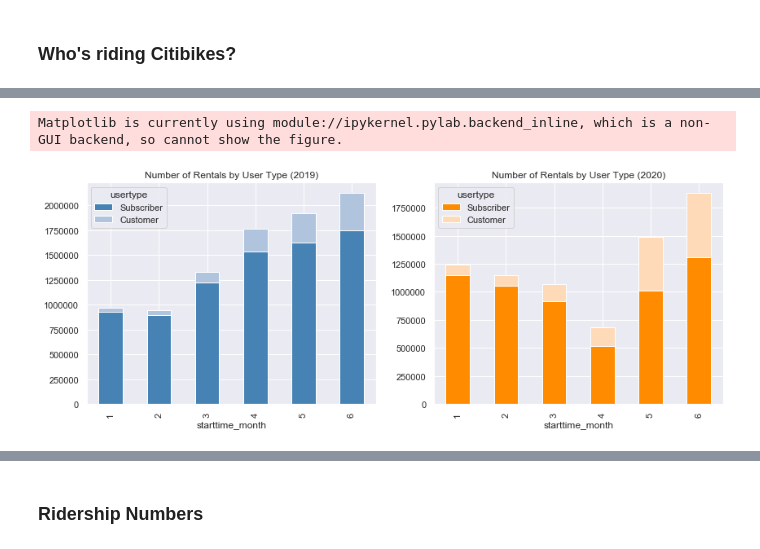
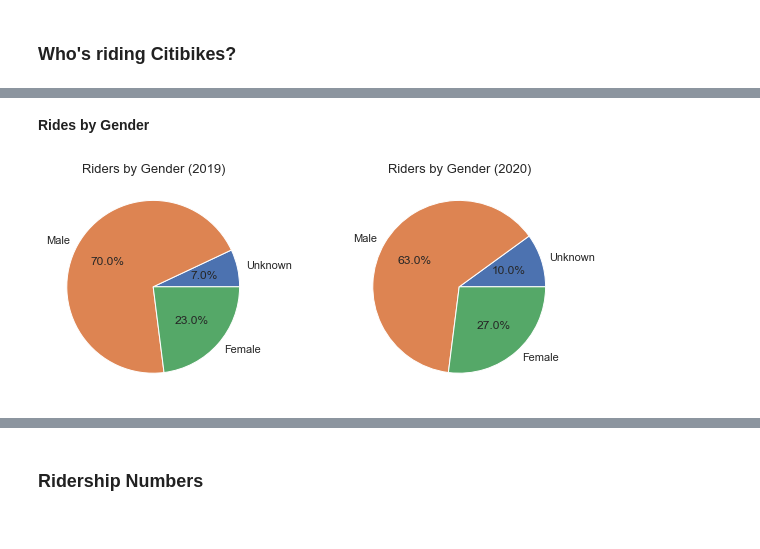
Before and after one commit to graceh3/citibike-analysis, a Jupyter notebook: Citibike - Statistical Analysis Project.ipynb, the cells around one changed output, grey strips where cells are left out. Saved outputs shown, nothing was run; the diff lists cells and outputs as text; code cells hidden in the pictures.

Commit message:
update graphs and add additional analyses

```diff
--- a/Citibike - Statistical Analysis Project.ipynb
+++ b/Citibike - Statistical Analysis Project.ipynb
@@ -327,24 +325,22 @@ df_final[['starttime_year','usertype','bikeid']].groupby(['starttime_year','user
-# %%
-# try to consolidate this into one graph (double stacked bar graph)
-fig, ax =plt.subplots(1,2)
-
-df_pivot=df_final[df_final['starttime_year']==2019][['starttime_year','starttime_month','bikeid', 'usertype']]\
-.groupby(['starttime_year','starttime_month','usertype'])\
-.count()\
-.reset_index()\
-.pivot(index='starttime_month', columns='usertype', values='bikeid')\
-.loc[:,['Subscriber','Customer']]\
-.plot.bar(stacked=True, color=['steelblue', 'lightsteelblue'], figsize=(14,5), ax=ax[0], title='Number of Rentals by User Type (2019)')
-
-df_pivot=df_final[df_final['starttime_year']==2020][['starttime_year','starttime_month','bikeid', 'usertype']]\
-.groupby(['starttime_year','starttime_month','usertype'])\
-.count()\
-.reset_index()\
-.pivot(index='starttime_month', columns='usertype', values='bikeid')\
-.loc[:,['Subscriber','Customer']]\
-.plot.bar(stacked=True, color=['darkorange', 'peachpuff'], figsize=(14,5), ax=ax[1], title='Number of Rentals by User Type (2020)')
-
-fig.show()
-# %% [output]
-Matplotlib is currently using module://ipykernel.pylab.backend_inline, which is a non-GUI backend, so cannot show the figure.
-[figure, removed]
+# %% [markdown]
+<b> Rides by Gender </b>
+# %%
+fig = plt.figure(figsize=(8.5,6))
+
+gender_dist_2019=df_final[df_final['starttime_year']==2019][['starttime_year','gender', 'bikeid']].groupby(['starttime_year','gender']).count().reset_index()
+gender_dist_2020=df_final[df_final['starttime_year']==2020][['starttime_year','gender', 'bikeid']].groupby(['starttime_year','gender']).count().reset_index()
+labels=['Unknown', 'Male', 'Female']
+
+gender_dist_2019_pct=list(round(gender_dist_2019['bikeid']/gender_dist_2019['bikeid'].sum(),2)*100)
+gender_dist_2020_pct=list(round(gender_dist_2020['bikeid']/gender_dist_2020['bikeid'].sum(),2)*100)
+
+ax1 = fig.add_axes([0, 0, .5, .5], aspect=1)
+ax1.pie(gender_dist_2019_pct, labels=labels, autopct='%1.1f%%')
+ax1.set_title('Riders by Gender (2019)', fontsize=13)
+ax2 = fig.add_axes([.5, .0, .5, .5], aspect=1)
+ax2.pie(gender_dist_2020_pct, labels=labels, autopct='%1.1f%%')
+ax2.set_title('Riders by Gender (2020)', fontsize=13)
+
+plt.show()
+# %% [output]
+[figure, added]
```
Also changed, not shown: parts of 37 cells of this notebook.
